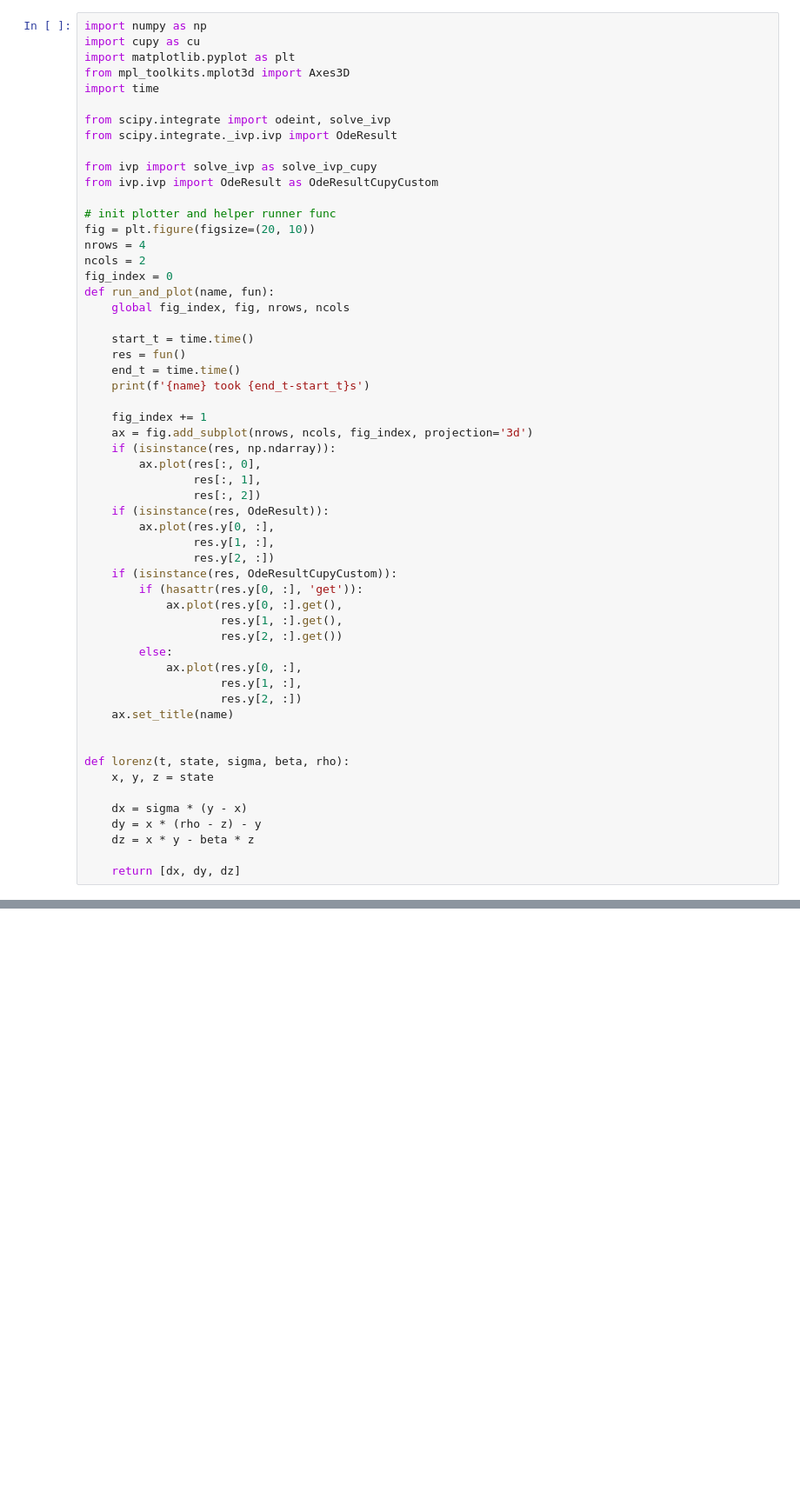
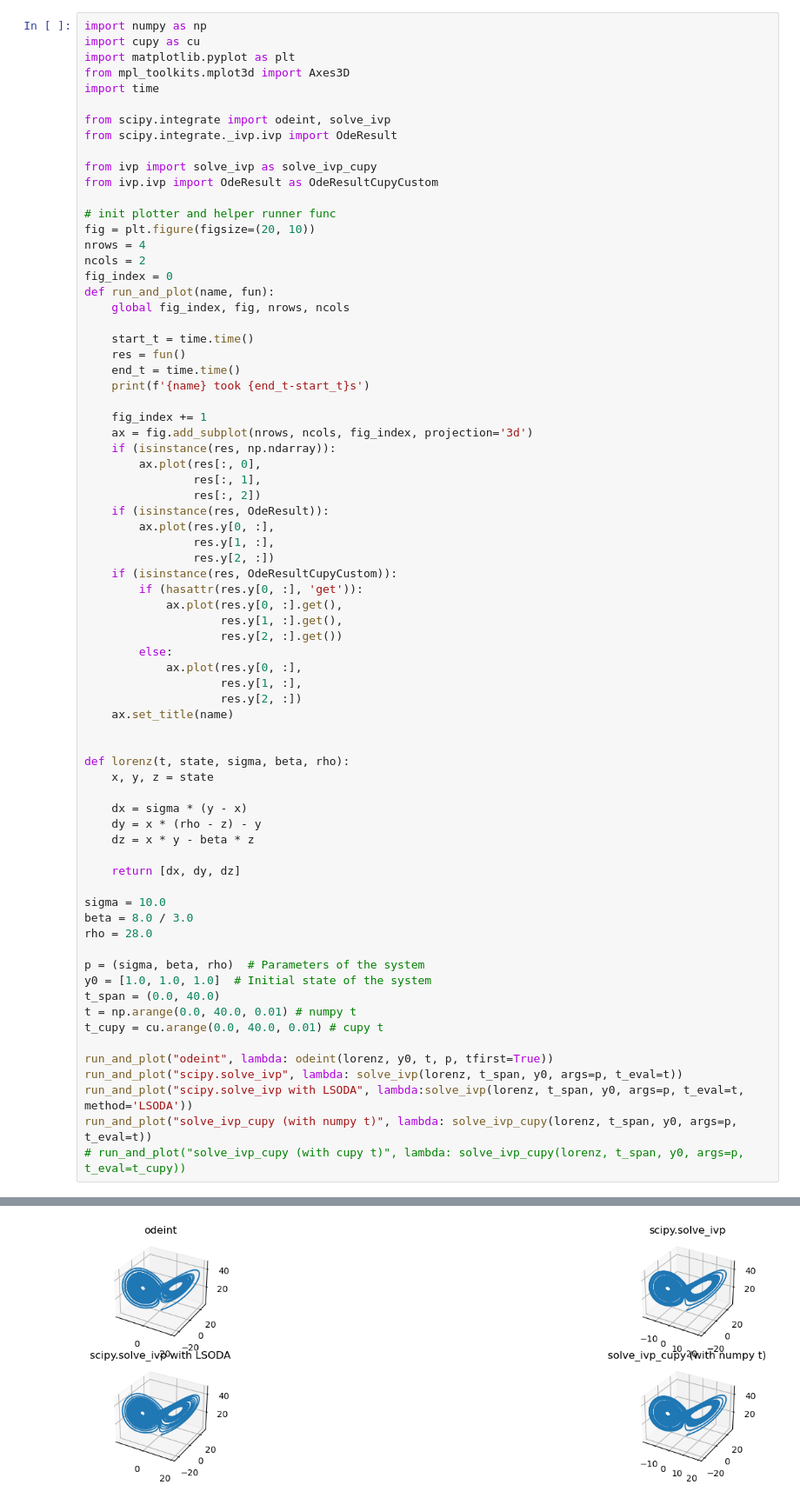
Before and after one commit to sogko/JClib, a Jupyter notebook: scipy_cupy_port_test.ipynb, the cells around one changed output, grey strips where cells are left out. Shown at 87% size. Saved outputs shown, nothing was run; the diff lists cells and outputs as text; blank space fills up the shorter version.

```diff
--- a/scipy_cupy_port_test.ipynb
+++ b/scipy_cupy_port_test.ipynb
@@ -54,4 +54,20 @@ def lorenz(t, state, sigma, beta, rho):
     dz = x * y - beta * z
 
     return [dx, dy, dz]
+
+sigma = 10.0
+beta = 8.0 / 3.0
+rho = 28.0
+
+p = (sigma, beta, rho)  # Parameters of the system
+y0 = [1.0, 1.0, 1.0]  # Initial state of the system
+t_span = (0.0, 40.0)
+t = np.arange(0.0, 40.0, 0.01) # numpy t
+t_cupy = cu.arange(0.0, 40.0, 0.01) # cupy t
+
+run_and_plot("odeint", lambda: odeint(lorenz, y0, t, p, tfirst=True))
+run_and_plot("scipy.solve_ivp", lambda: solve_ivp(lorenz, t_span, y0, args=p, t_eval=t))
+run_and_plot("scipy.solve_ivp with LSODA", lambda:solve_ivp(lorenz, t_span, y0, args=p, t_eval=t, method='LSODA'))
+run_and_plot("solve_ivp_cupy (with numpy t)", lambda: solve_ivp_cupy(lorenz, t_span, y0, args=p, t_eval=t))
+# run_and_plot("solve_ivp_cupy (with cupy t)", lambda: solve_ivp_cupy(lorenz, t_span, y0, args=p, t_eval=t_cupy))
 # %% [output]
@@ -58,0 +79 @@ Error:
+[figure, added]
```
Also changed, not shown: parts of 1 cell of this notebook.
